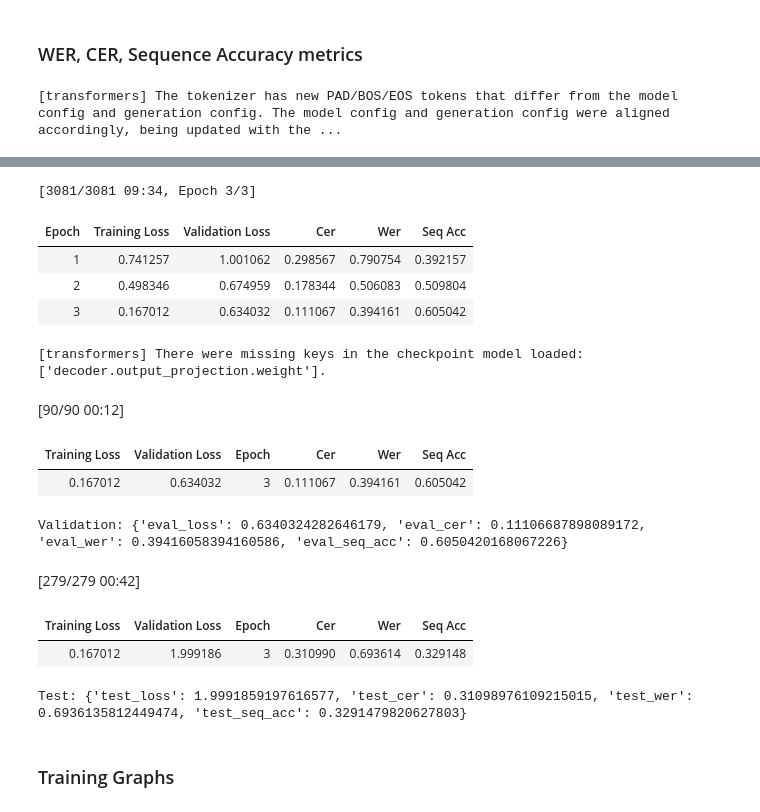
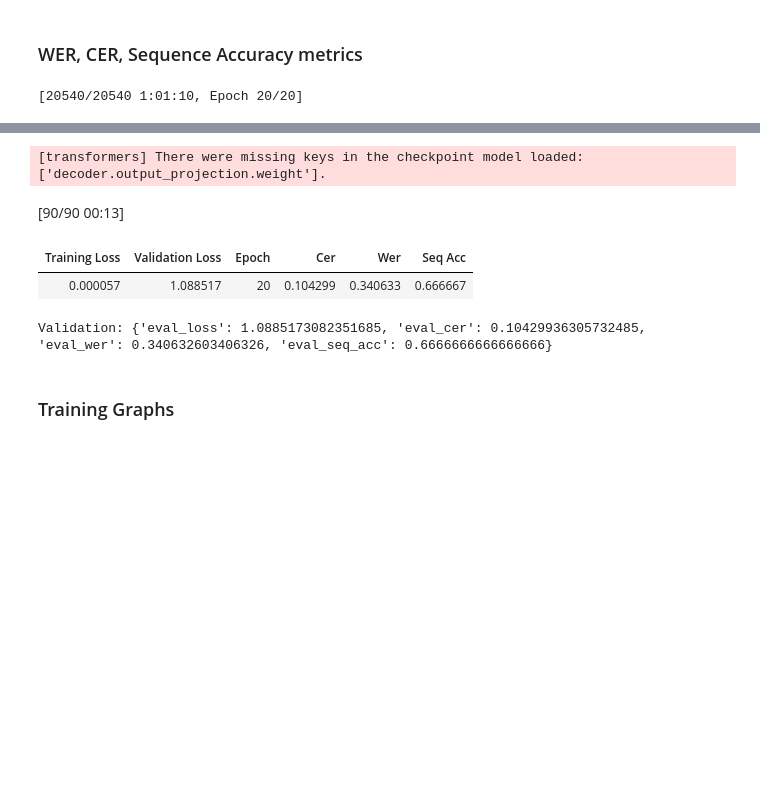
Before and after one commit to medical-ocr/medical-ocr, a Jupyter notebook: main.ipynb, the cells around one changed output, grey strips where cells are left out. Drawn from its saved outputs; the diff is of its cells as text; code cells hidden in the pictures; blank space fills up the shorter version.

```diff
--- a/main.ipynb
+++ b/main.ipynb
@@ -54,12 +88,12 @@ class RxHandBDDataset(Dataset):
 Warning: You are sending unauthenticated requests to the HF Hub. Please set a HF_TOKEN to enable higher rate limits and faster downloads.
 # %%
 dataset = RxHandBDDataset(
-    "/workspace/rxhandbd/RxHandBD-ML/Train_Label.csv",
-    "/workspace/rxhandbd/RxHandBD-ML/Train_Set",
+    "/workspace/RxHandBD-ML/Train_Label.csv",
+    "/workspace/RxHandBD-ML/Train_Set",
     processor
 )
 
-val_fraction = 0.08
+val_fraction = VAL_FRACTION
 
 num_total = len(dataset)
 num_val = int(num_total * val_fraction)
@@ -131,9 +165,7 @@ from transformers import VisionEncoderDecoderModel
 
 device = torch.device("cuda")
 
-model = VisionEncoderDecoderModel.from_pretrained(
-    "microsoft/trocr-base-handwritten"
-).to(device)
+model = VisionEncoderDecoderModel.from_pretrained("microsoft/trocr-base-handwritten").to(device)
 
 model = align_model_to_processor(model, processor)
 # %% [output]
@@ -250,7 +282,7 @@ def compute_metrics(eval_pred):
         "seq_acc": seq_acc,
     }
 # %%
-from transformers import Seq2SeqTrainer, Seq2SeqTrainingArguments
+from transformers import Seq2SeqTrainer, Seq2SeqTrainingArguments, EarlyStoppingCallback
 
 OUTPUT_DIR = "outputs/trocr-rxhandbd-trainer"
 
@@ -260,23 +292,23 @@ training_args = Seq2SeqTrainingArguments(
     do_eval=True,
     eval_strategy="epoch",
     save_strategy="epoch",
-    per_device_train_batch_size=4,
-    per_device_eval_batch_size=4,
-    learning_rate=5e-5,
-    num_train_epochs=3,
-    logging_steps=25,
+    per_device_train_batch_size=TRAIN_BATCH,
+    per_device_eval_batch_size=EVAL_BATCH,
+    learning_rate=LEARNING_RATE,
+    num_train_epochs=EPOCHS,
+    logging_steps=LOGGING_STEPS,
     logging_strategy="steps",
     predict_with_generate=True,
-    generation_max_length=64,
-    generation_num_beams=1,
+    generation_max_length=GEN_MAX_LEN,
+    generation_num_beams=GEN_NUM_BEAMS,
     load_best_model_at_end=True,
     metric_for_best_model="wer",
     greater_is_better=False,
     save_total_limit=2,
     remove_unused_columns=False,
     report_to="none",
-    seed=42,
-    data_seed=42,
+    seed=SEED,
+    data_seed=SEED,
 )
 
 trainer = Seq2SeqTrainer(
@@ -287,6 +319,12 @@ trainer = Seq2SeqTrainer(
     data_collator=data_collator,
     compute_metrics=compute_metrics,
     processing_class=processor,
+    callbacks=[
+        EarlyStoppingCallback(
+            early_stopping_patience=3,
+            early_stopping_threshold=1e-4,
+        )
+    ],
 )
 
 train_out = trainer.train()
@@ -297,17 +335,17 @@ processor.save_pretrained(OUTPUT_DIR)
 val_metrics = trainer.evaluate()
 print("Validation:", val_metrics)
 
-test_dataset = RxHandBDDataset(
-    csv_path="/workspace/rxhandbd/RxHandBD-ML/Test_Label.csv",
-    image_dir="/workspace/rxhandbd/RxHandBD-ML/Test_Set",
-    processor=processor
-)
+# test_dataset = RxHandBDDataset(
+#     csv_path="/workspace/rxhandbd/RxHandBD-ML/Test_Label.csv",
+#     image_dir="/workspace/rxhandbd/RxHandBD-ML/Test_Set",
+#     processor=processor
+# )
 
-test_metrics = trainer.evaluate(
-    eval_dataset=test_dataset,
-    metric_key_prefix="test"
-)
+# test_metrics = trainer.evaluate(
+#     eval_dataset=test_dataset,
+#     metric_key_prefix="test"
+# )
 
-print("Test:", test_metrics)
+# print("Test:", test_metrics)
 # %% [output]
-[transformers] The tokenizer has new PAD/BOS/EOS tokens that differ from the model config and generation config. The model config and generation config were aligned accordingly, being updated with the ...
+[20540/20540 1:01:10, Epoch 20/20]
@@ -314,17 +369,8 @@ print("Test:", test_metrics)
-[3081/3081 09:34, Epoch 3/3]
+[transformers] There were missing keys in the checkpoint model loaded: ['decoder.output_projection.weight'].
-| Epoch | Training Loss | Validation Loss | Cer | Wer | Seq Acc |
-| 1 | 0.741257 | 1.001062 | 0.298567 | 0.790754 | 0.392157 |
-| 2 | 0.498346 | 0.674959 | 0.178344 | 0.506083 | 0.509804 |
-| 3 | 0.167012 | 0.634032 | 0.111067 | 0.394161 | 0.605042 |
-[transformers] There were missing keys in the checkpoint model loaded: ['decoder.output_projection.weight'].
-[90/90 00:12]
+[90/90 00:13]
 | Training Loss | Validation Loss | Epoch | Cer | Wer | Seq Acc |
-| 0.167012 | 0.634032 | 3 | 0.111067 | 0.394161 | 0.605042 |
+| 0.000057 | 1.088517 | 20 | 0.104299 | 0.340633 | 0.666667 |
-Validation: {'eval_loss': 0.6340324282646179, 'eval_cer': 0.11106687898089172, 'eval_wer': 0.39416058394160586, 'eval_seq_acc': 0.6050420168067226}
-[279/279 00:42]
-| Training Loss | Validation Loss | Epoch | Cer | Wer | Seq Acc |
-| 0.167012 | 1.999186 | 3 | 0.310990 | 0.693614 | 0.329148 |
-Test: {'test_loss': 1.9991859197616577, 'test_cer': 0.31098976109215015, 'test_wer': 0.6936135812449474, 'test_seq_acc': 0.3291479820627803}
+Validation: {'eval_loss': 1.0885173082351685, 'eval_cer': 0.10429936305732485, 'eval_wer': 0.340632603406326, 'eval_seq_acc': 0.6666666666666666}
 # %% [markdown]
 ### Training Graphs
 # %%
```
Also changed, not shown: parts of 5 cells of this notebook.
